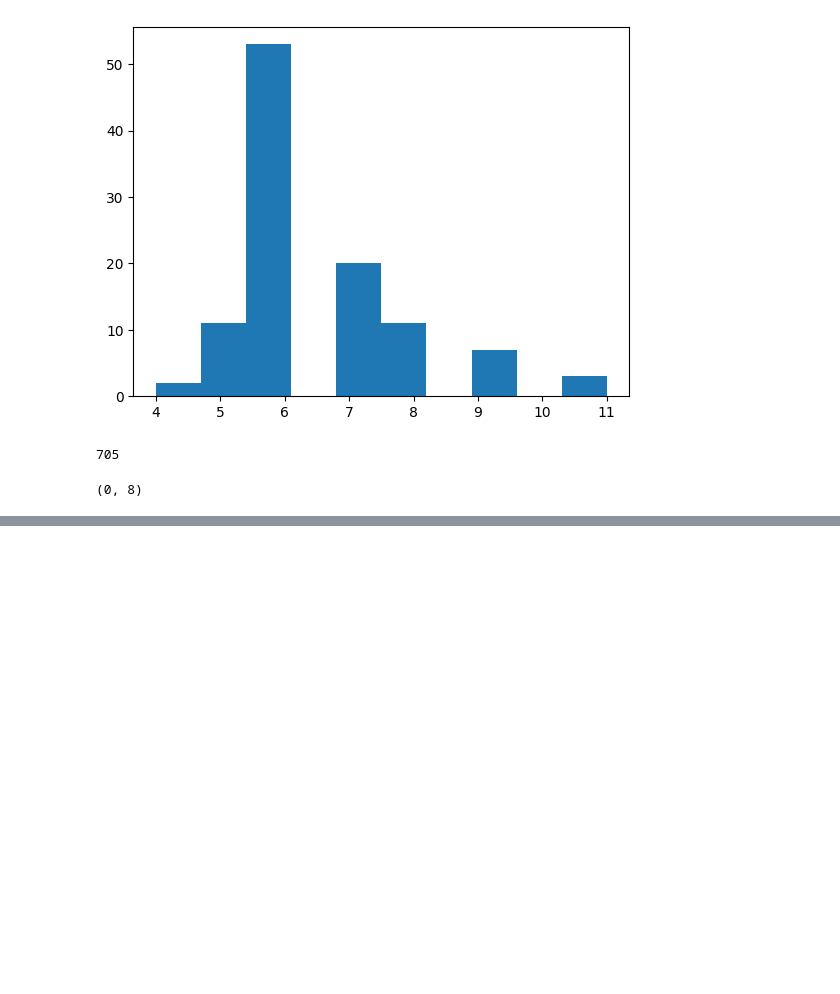
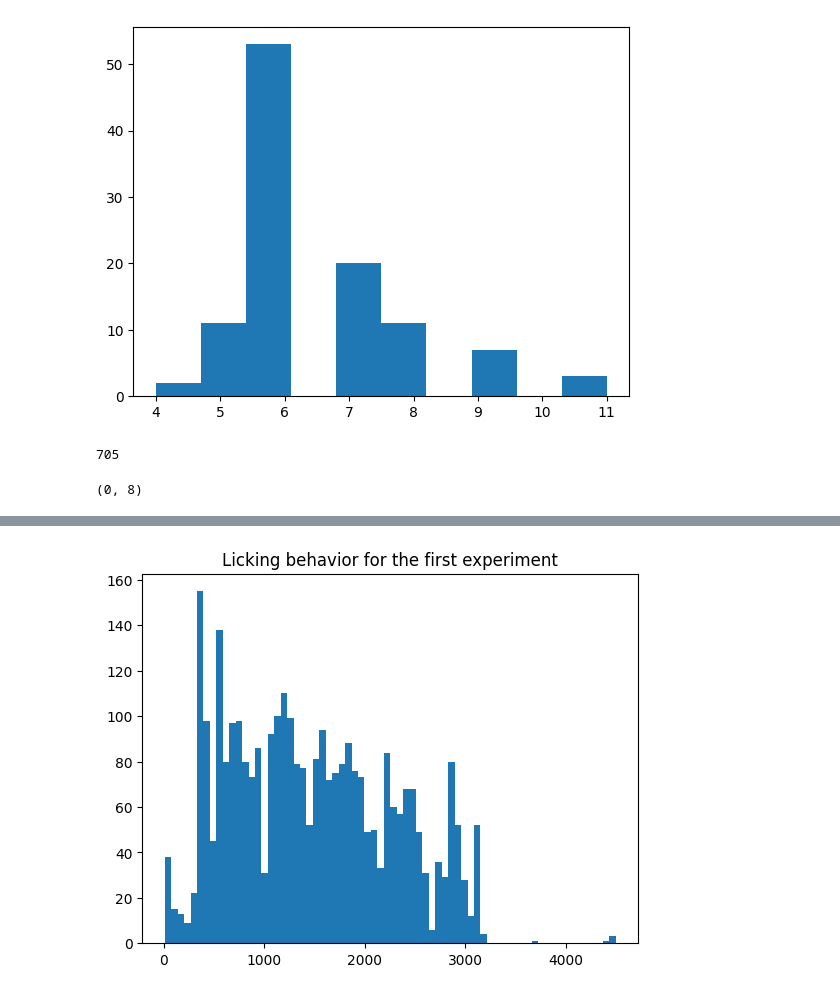
Before and after one commit to EugOT/CN-pr-Allen-Brain, a Jupyter notebook: Alex-SDK-dataset.ipynb, the cells around one changed output, grey strips where cells are left out. Drawn from its saved outputs; the diff is of its cells as text; code cells hidden in the pictures; blank space fills up the shorter version.

```diff
--- a/Alex-SDK-dataset.ipynb
+++ b/Alex-SDK-dataset.ipynb
@@ -67,8 +67,9 @@ min(experiments_per_session.values()), max(experiments_per_session.values())
 (0, 8)
 # %%
 # downloading experiments or loading from cache
-
+ophys_session_id = ophys_session_ids[0]
 experiments = {}
 ophys_experiment_ids = session_table.loc[ophys_session_id]['ophys_experiment_id']
 for ophys_experiment_id in ophys_experiment_ids:
+    print(f"Downloading experiment #{ophys_experiment_id}...")
     experiments[ophys_experiment_id] = cache.get_behavior_ophys_experiment(ophys_experiment_id)
@@ -74,0 +93,3 @@ for ophys_experiment_id in ophys_experiment_ids:
+# %%
+first_experiment = list(experiments.values())[0].to_dict()['behavior_session']
+list(first_experiment)
@@ -74,0 +114,8 @@ for ophys_experiment_id in ophys_experiment_ids:
+# %%
+licks = first_experiment['licks']
+timestamps = licks['timestamps']
+
+plt.title('Licking behavior for the first experiment')
+plt.hist(licks['timestamps'], bins=70);
+# %% [output]
+[figure, added]
```
Also changed, not shown: parts of 8 cells of this notebook, 1 other file.
